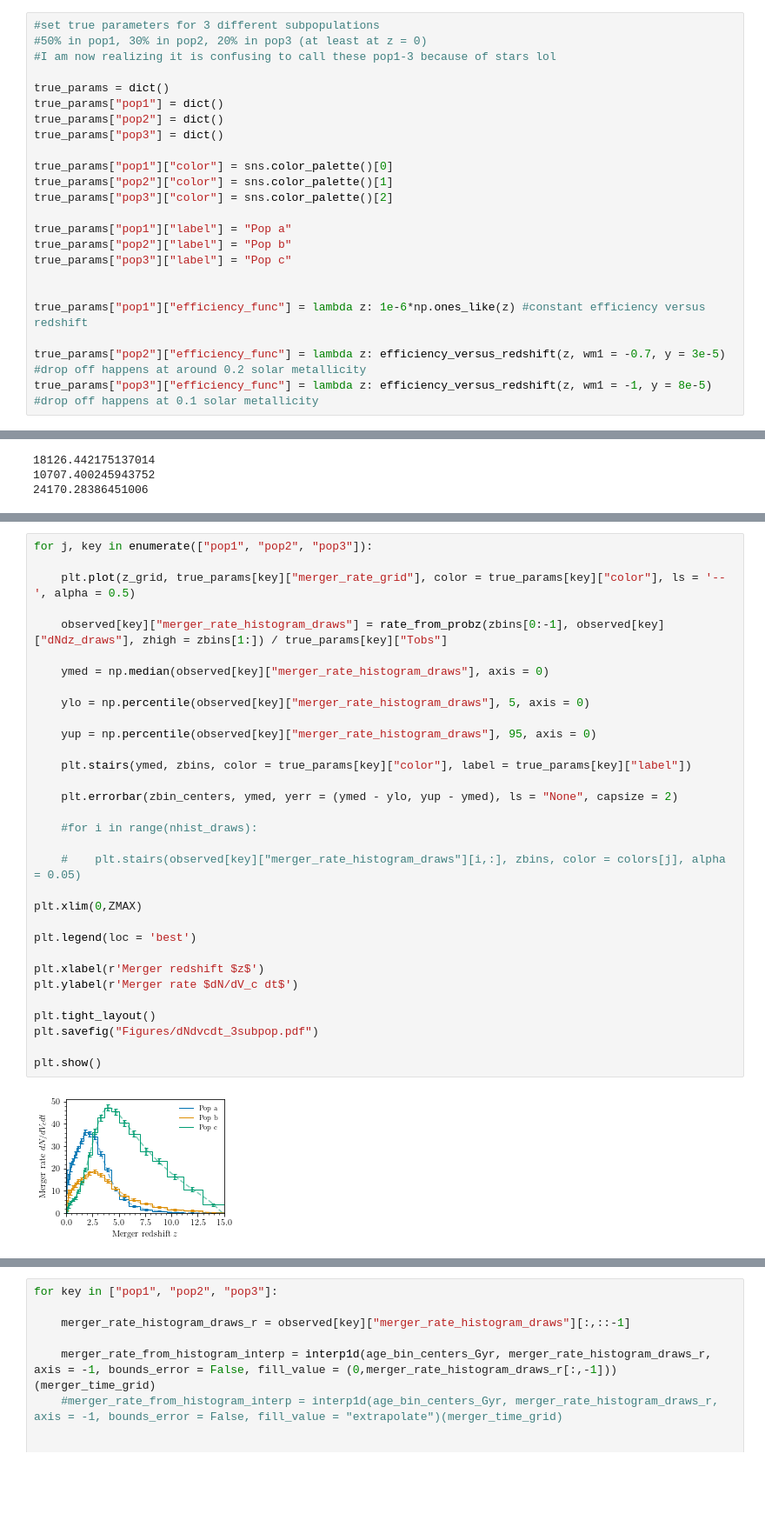
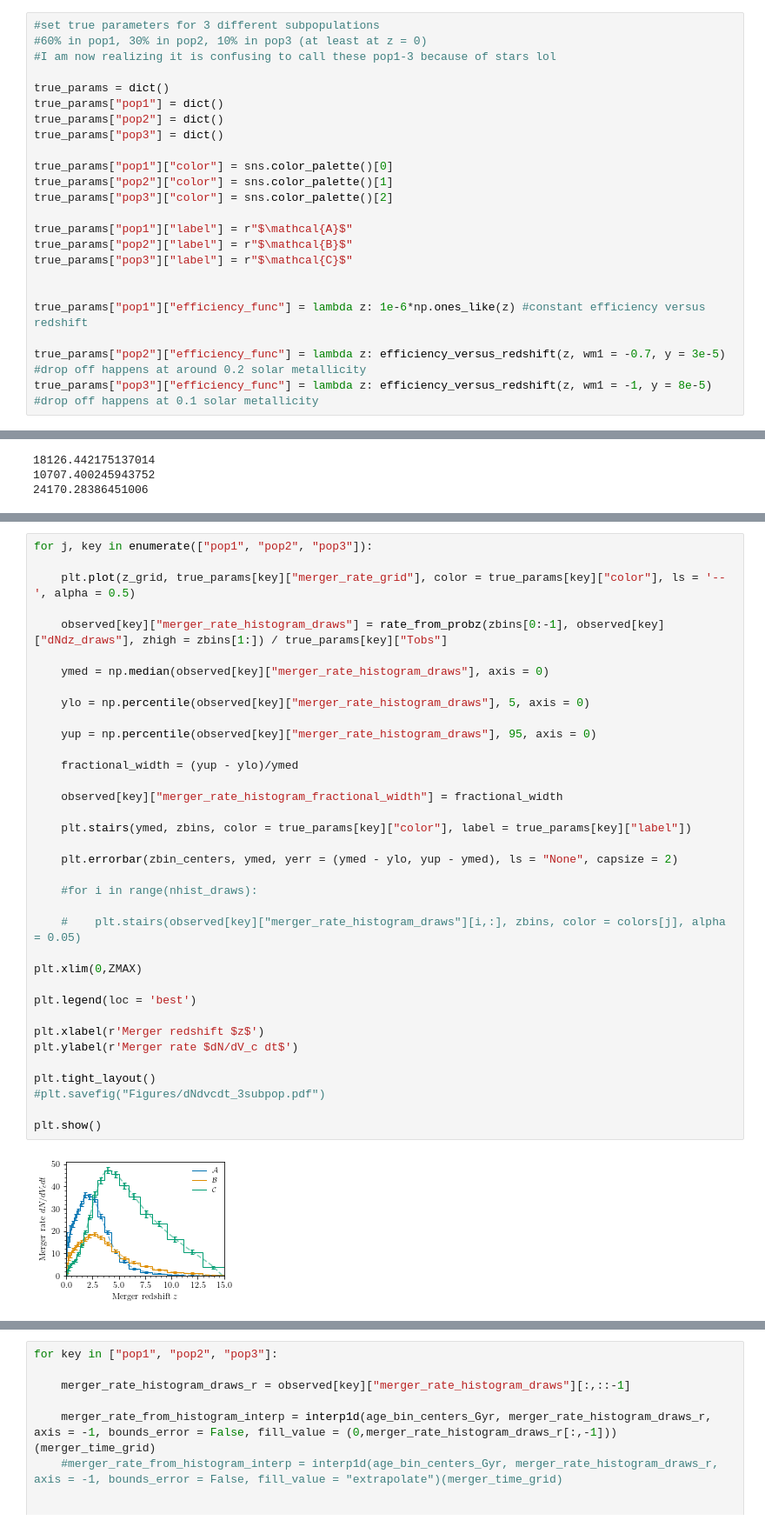
Before and after one commit to mfishbach/xg_metallicity, a Jupyter notebook: xg_metallicity_notebook.ipynb, the cells around one changed output, grey strips where cells are left out. Shown at 87% size. Saved outputs shown, nothing was run; the diff lists cells and outputs as text; blank space fills up the shorter version.

```diff
--- a/xg_metallicity_notebook.ipynb
+++ b/xg_metallicity_notebook.ipynb
@@ -72,7 +74,7 @@ plt.show()
 [figure]
 # %%
 #set true parameters for 3 different subpopulations
-#50% in pop1, 30% in pop2, 20% in pop3 (at least at z = 0)
+#60% in pop1, 30% in pop2, 10% in pop3 (at least at z = 0)
 #I am now realizing it is confusing to call these pop1-3 because of stars lol
 
 true_params = dict()
@@ -84,9 +86,9 @@ true_params["pop1"]["color"] = sns.color_palette()[0]
 true_params["pop2"]["color"] = sns.color_palette()[1]
 true_params["pop3"]["color"] = sns.color_palette()[2]
 
-true_params["pop1"]["label"] = "Pop a"
-true_params["pop2"]["label"] = "Pop b"
-true_params["pop3"]["label"] = "Pop c"
+true_params["pop1"]["label"] = r"$\mathcal{A}$"
+true_params["pop2"]["label"] = r"$\mathcal{B}$"
+true_params["pop3"]["label"] = r"$\mathcal{C}$"
 
 
 true_params["pop1"]["efficiency_func"] = lambda z: 1e-6*np.ones_like(z) #constant efficiency versus redshift
@@ -368,32 +370,36 @@ for j, key in enumerate(["pop1", "pop2", "pop3"]):
 
     plt.plot(z_grid, true_params[key]["merger_rate_grid"], color = true_params[key]["color"], ls = '--', alpha = 0.5)
 
     observed[key]["merger_rate_histogram_draws"] = rate_from_probz(zbins[0:-1], observed[key]["dNdz_draws"], zhigh = zbins[1:]) / true_params[key]["Tobs"]
 
     ymed = np.median(observed[key]["merger_rate_histogram_draws"], axis = 0)
 
     ylo = np.percentile(observed[key]["merger_rate_histogram_draws"], 5, axis = 0)
 
     yup = np.percentile(observed[key]["merger_rate_histogram_draws"], 95, axis = 0)
+
+    fractional_width = (yup - ylo)/ymed
+
+    observed[key]["merger_rate_histogram_fractional_width"] = fractional_width
 
     plt.stairs(ymed, zbins, color = true_params[key]["color"], label = true_params[key]["label"])
 
     plt.errorbar(zbin_centers, ymed, yerr = (ymed - ylo, yup - ymed), ls = "None", capsize = 2)
 
     #for i in range(nhist_draws):
 
     #    plt.stairs(observed[key]["merger_rate_histogram_draws"][i,:], zbins, color = colors[j], alpha = 0.05)
 
 plt.xlim(0,ZMAX)
 
 plt.legend(loc = 'best')
 
 plt.xlabel(r'Merger redshift $z$')
 plt.ylabel(r'Merger rate $dN/dV_c dt$')
 
 plt.tight_layout()
-plt.savefig("Figures/dNdvcdt_3subpop.pdf")
+#plt.savefig("Figures/dNdvcdt_3subpop.pdf")
 
 plt.show()
 # %% [output]
-[figure, old version]
+[figure, new version]
```
Also changed, not shown: parts of 44 cells of this notebook, 4 other files.
